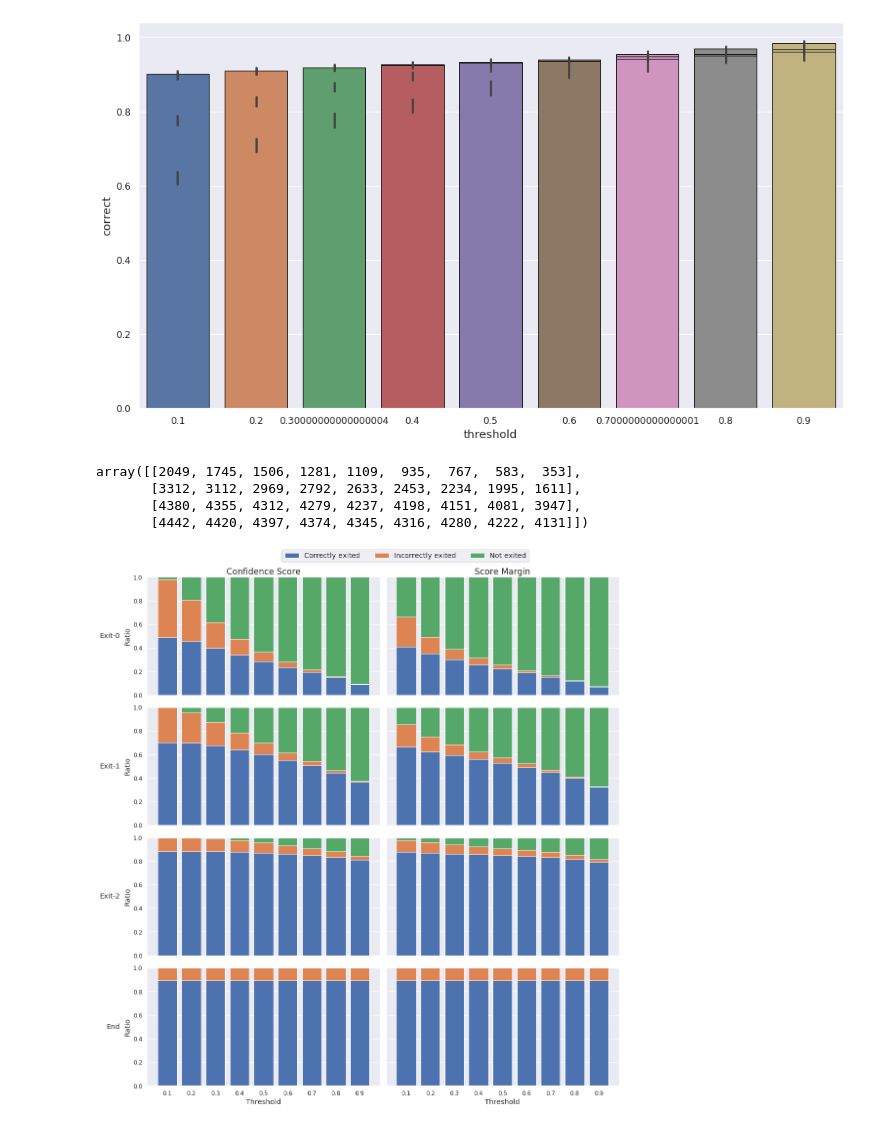
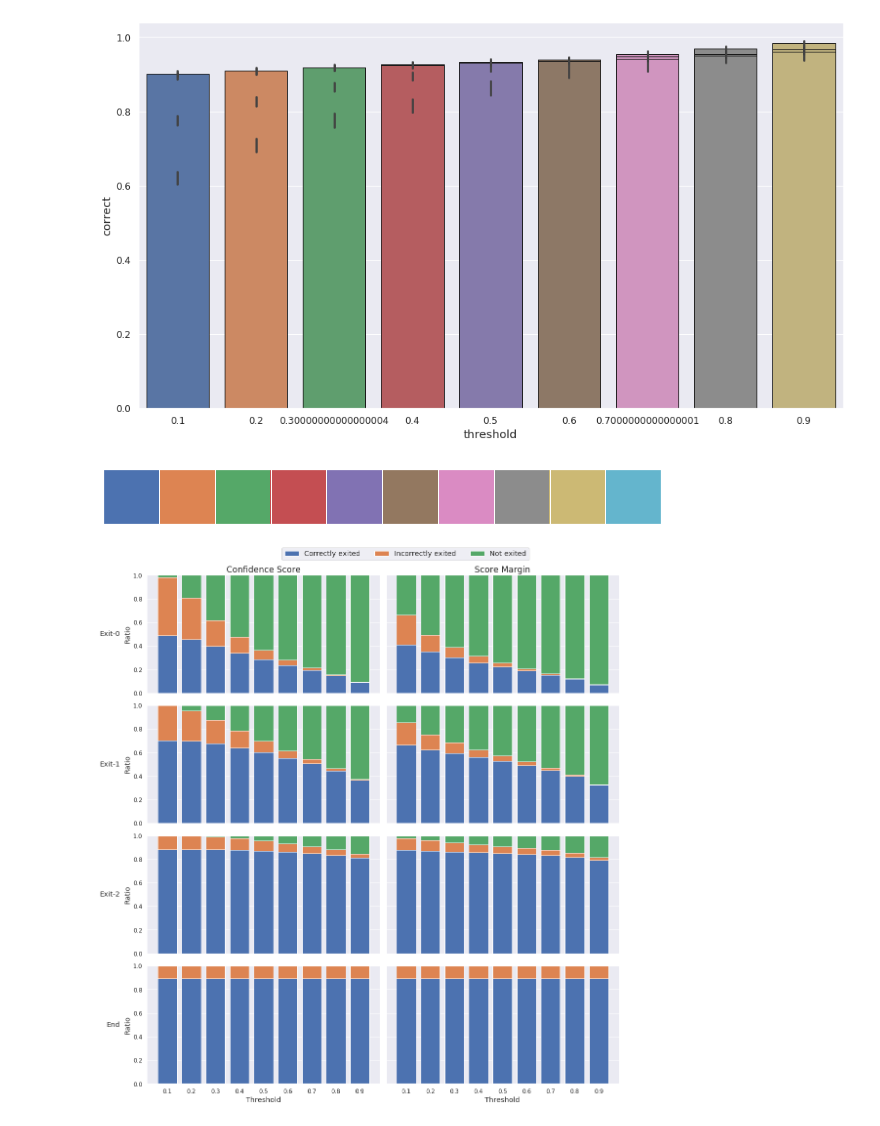
Before and after one commit to AlexKarlsen/thesis-src, a Jupyter notebook: DDNN/logging/threshold_test/Threshold analysis-Copy1.ipynb, the cells around one changed output. Drawn from its saved outputs; the diff is of its cells as text; code cells hidden in the pictures.

```diff
--- a/DDNN/logging/threshold_test/Threshold analysis-Copy1.ipynb
+++ b/DDNN/logging/threshold_test/Threshold analysis-Copy1.ipynb
@@ -248,11 +253,10 @@ for i, g in enumerate(only_exited.groupby("exit")):
 [figure]
 # %%
 np.array(sm_exit_hist_correct)
+current_palette = sns.color_palette()
+sns.palplot(current_palette)
 # %% [output]
-array([[2049, 1745, 1506, 1281, 1109,  935,  767,  583,  353],
-       [3312, 3112, 2969, 2792, 2633, 2453, 2234, 1995, 1611],
-       [4380, 4355, 4312, 4279, 4237, 4198, 4151, 4081, 3947],
-       [4442, 4420, 4397, 4374, 4345, 4316, 4280, 4222, 4131]])
+[figure, added]
 # %%
 N = np.arange(9)
 fig, ax = plt.subplots(4,2, figsize=(16,16), sharex=True, sharey=True)
```
Also changed, not shown: parts of 3 cells of this notebook, 7 other files.
